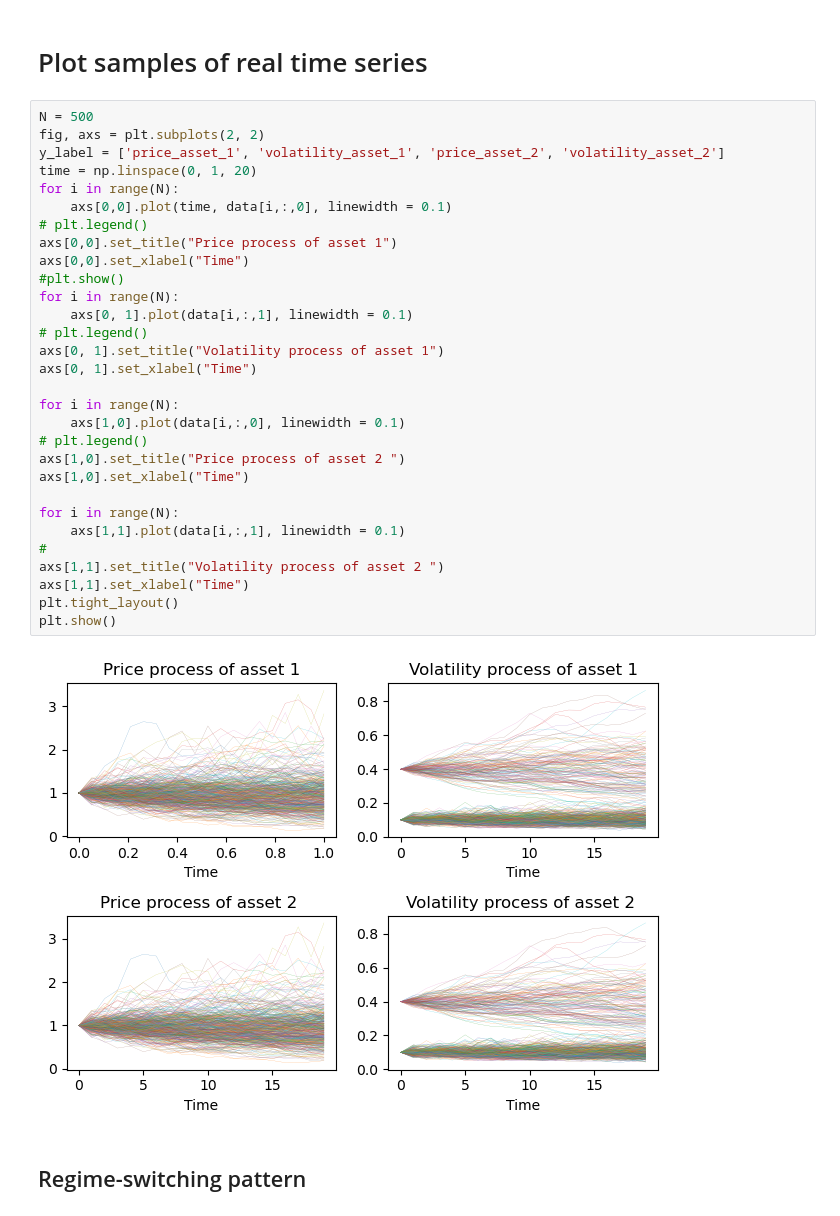
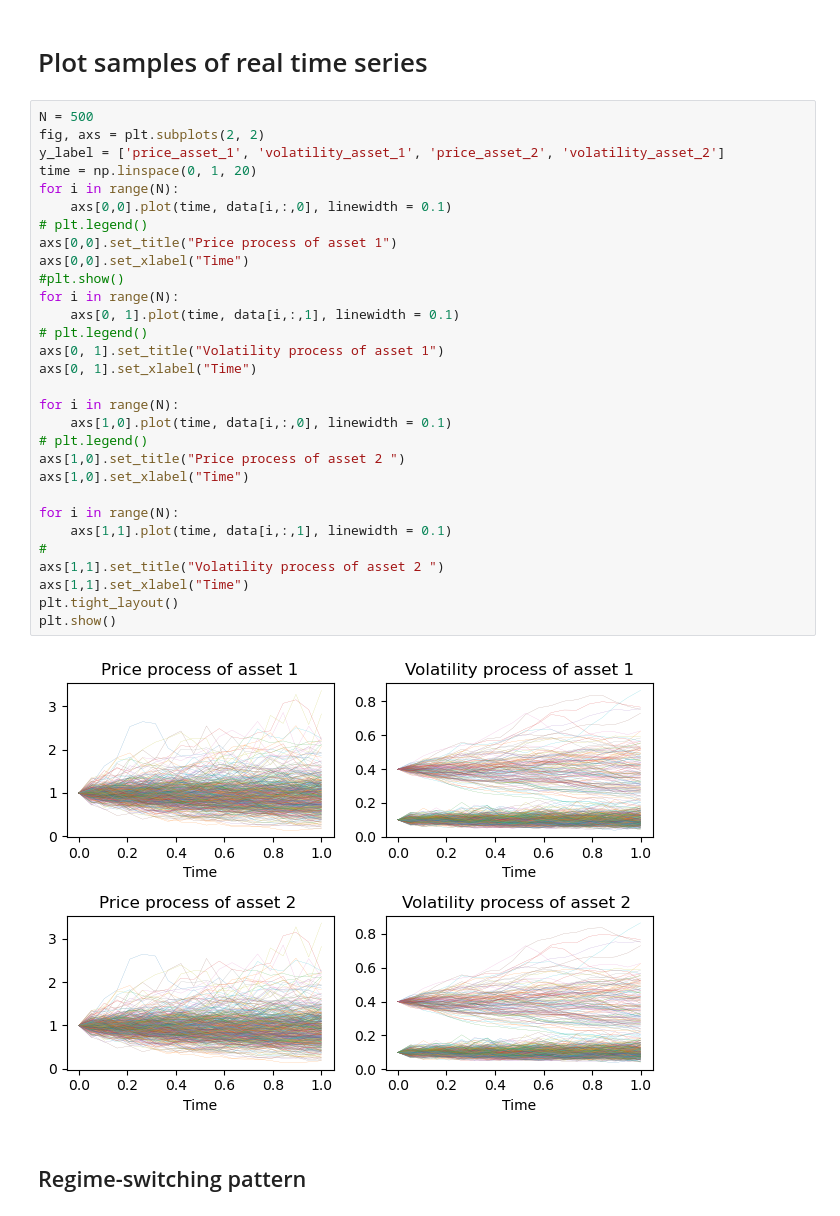
Before and after one commit to tjj0502/hackathon_starting_kit, a Jupyter notebook: example_pipeline.ipynb, the cells around one changed output. Cells and saved outputs as stored; diff of their text form.

Commit message:
Changed figure

```diff
--- a/example_pipeline.ipynb
+++ b/example_pipeline.ipynb
@@ -47,35 +47,35 @@ tensor([[0.4000, 0.4139, 0.4040, 0.4107, 0.3902, 0.3755, 0.3846, 0.3800, 0.3792,
 # %%
 N = 500
 fig, axs = plt.subplots(2, 2)
 y_label = ['price_asset_1', 'volatility_asset_1', 'price_asset_2', 'volatility_asset_2']
 time = np.linspace(0, 1, 20)
 for i in range(N):
     axs[0,0].plot(time, data[i,:,0], linewidth = 0.1)
 # plt.legend()
 axs[0,0].set_title("Price process of asset 1")
 axs[0,0].set_xlabel("Time")
 #plt.show()
 for i in range(N):
-    axs[0, 1].plot(data[i,:,1], linewidth = 0.1)
+    axs[0, 1].plot(time, data[i,:,1], linewidth = 0.1)
 # plt.legend()
 axs[0, 1].set_title("Volatility process of asset 1")
 axs[0, 1].set_xlabel("Time")
 
 for i in range(N):
-    axs[1,0].plot(data[i,:,0], linewidth = 0.1)
+    axs[1,0].plot(time, data[i,:,0], linewidth = 0.1)
 # plt.legend()
 axs[1,0].set_title("Price process of asset 2 ")
 axs[1,0].set_xlabel("Time")
 
 for i in range(N):
-    axs[1,1].plot(data[i,:,1], linewidth = 0.1)
+    axs[1,1].plot(time, data[i,:,1], linewidth = 0.1)
 #
 axs[1,1].set_title("Volatility process of asset 2 ")
 axs[1,1].set_xlabel("Time")
 plt.tight_layout()
 plt.show()
 # %% [output]
-[figure, old version]
+[figure, new version]
 # %% [markdown]
 ## Regime-switching pattern
 # %%
```
Also changed, not shown: parts of 4 cells of this notebook.
